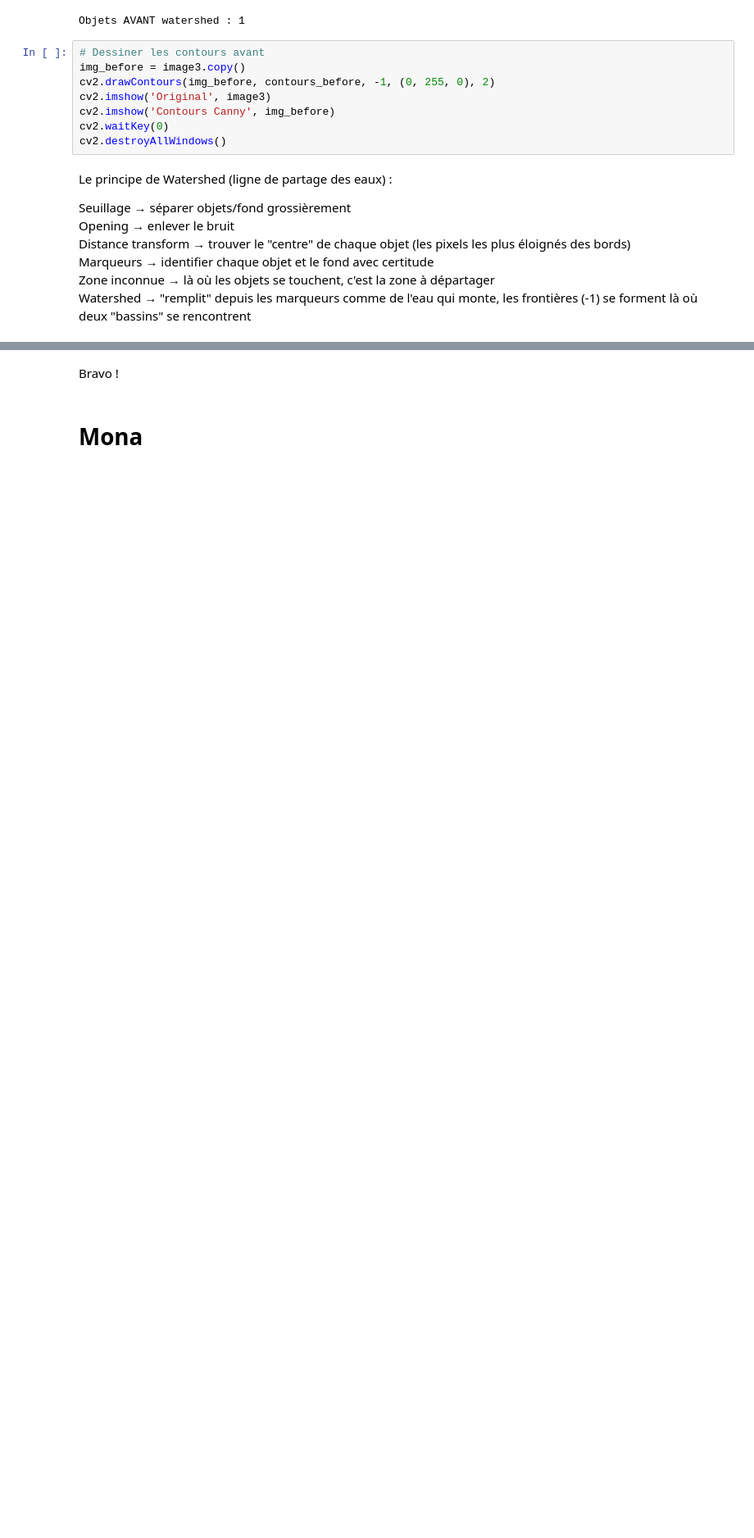
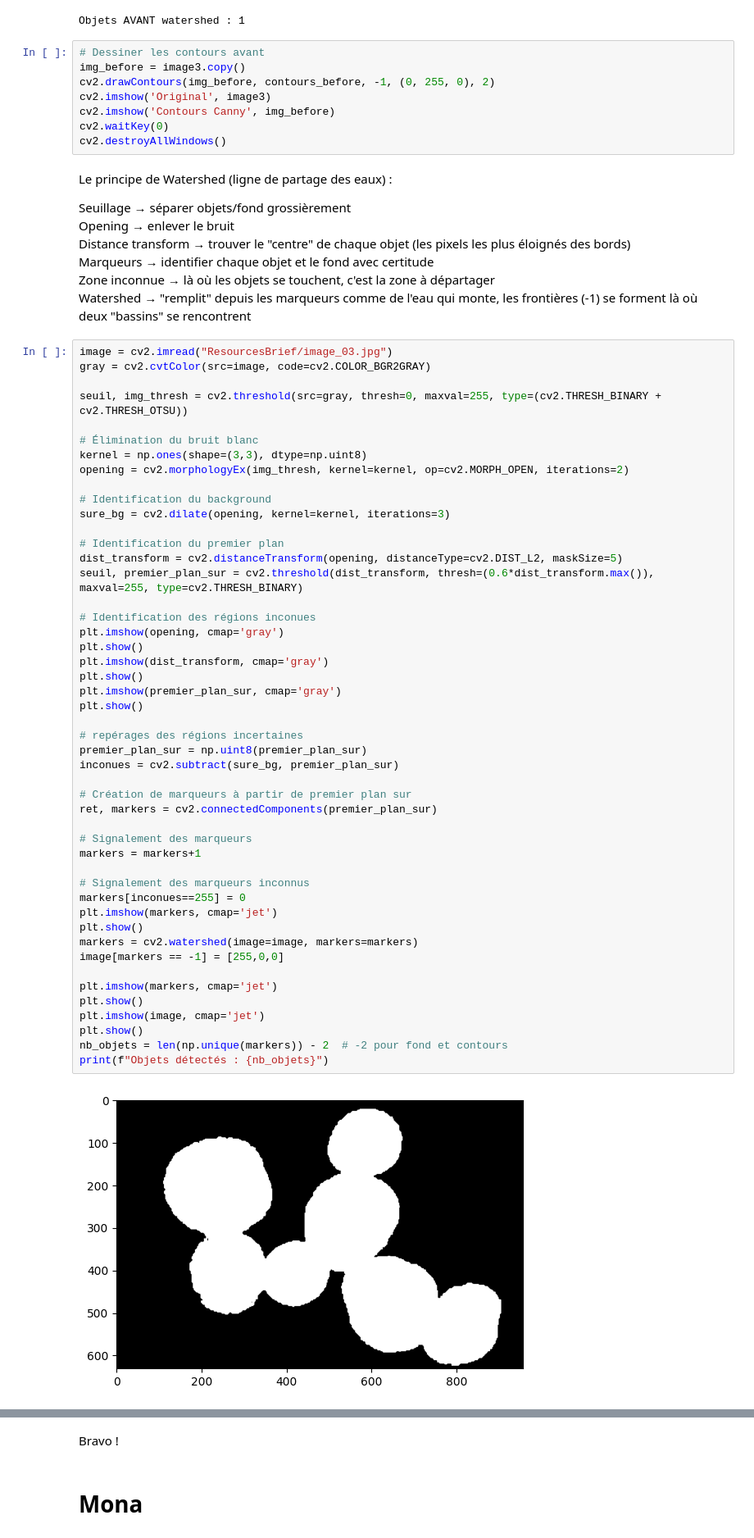
Before and after one commit to Dev-IA-P5-2027/alexandre.karneff, a Jupyter notebook: Workshops/OpenCV/image_processing_.ipynb, the cells around one changed output, grey strips where cells are left out. Shown at 82% size. Saved outputs shown, nothing was run; the diff lists cells and outputs as text; blank space fills up the shorter version.

Commit message:
Workshop2 OpenCV

```diff
--- a/Workshops/OpenCV/image_processing_.ipynb
+++ b/Workshops/OpenCV/image_processing_.ipynb
@@ -539,3 +539,53 @@ Distance transform → trouver le "centre" de chaque objet (les pixels les plus
 Marqueurs → identifier chaque objet et le fond avec certitude<br>
 Zone inconnue → là où les objets se touchent, c'est la zone à départager<br>
 Watershed → "remplit" depuis les marqueurs comme de l'eau qui monte, les frontières (-1) se forment là où deux "bassins" se rencontrent<br>
+# %%
+image = cv2.imread("ResourcesBrief/image_03.jpg")
+gray = cv2.cvtColor(src=image, code=cv2.COLOR_BGR2GRAY)
+
+seuil, img_thresh = cv2.threshold(src=gray, thresh=0, maxval=255, type=(cv2.THRESH_BINARY + cv2.THRESH_OTSU))
+
+# Élimination du bruit blanc
+kernel = np.ones(shape=(3,3), dtype=np.uint8)
+opening = cv2.morphologyEx(img_thresh, kernel=kernel, op=cv2.MORPH_OPEN, iterations=2)
+
+# Identification du background
+sure_bg = cv2.dilate(opening, kernel=kernel, iterations=3)
+
+# Identification du premier plan
+dist_transform = cv2.distanceTransform(opening, distanceType=cv2.DIST_L2, maskSize=5)
+seuil, premier_plan_sur = cv2.threshold(dist_transform, thresh=(0.6*dist_transform.max()), maxval=255, type=cv2.THRESH_BINARY)
+
+# Identification des régions inconues
+plt.imshow(opening, cmap='gray')
+plt.show()
+plt.imshow(dist_transform, cmap='gray')
+plt.show()
+plt.imshow(premier_plan_sur, cmap='gray')
+plt.show()
+
+# repérages des régions incertaines
+premier_plan_sur = np.uint8(premier_plan_sur)
+inconues = cv2.subtract(sure_bg, premier_plan_sur)
+
+# Création de marqueurs à partir de premier plan sur
+ret, markers = cv2.connectedComponents(premier_plan_sur)
+
+# Signalement des marqueurs
+markers = markers+1
+
+# Signalement des marqueurs inconnus
+markers[inconues==255] = 0
+plt.imshow(markers, cmap='jet')
+plt.show()
+markers = cv2.watershed(image=image, markers=markers)
+image[markers == -1] = [255,0,0]
+
+plt.imshow(markers, cmap='jet')
+plt.show()
+plt.imshow(image, cmap='jet')
+plt.show()
+nb_objets = len(np.unique(markers)) - 2  # -2 pour fond et contours
+print(f"Objets détectés : {nb_objets}")
+# %% [output]
+[figure, added]
```
Also changed, not shown: parts of 2 cells of this notebook, 2 other files.
